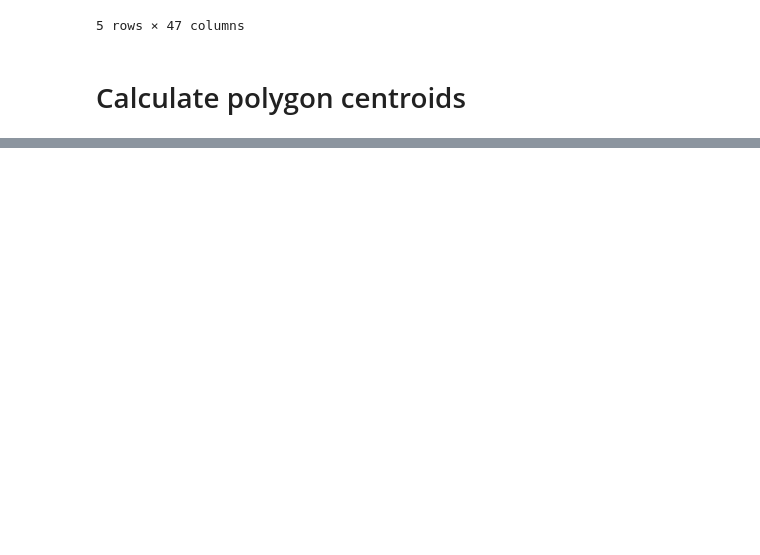
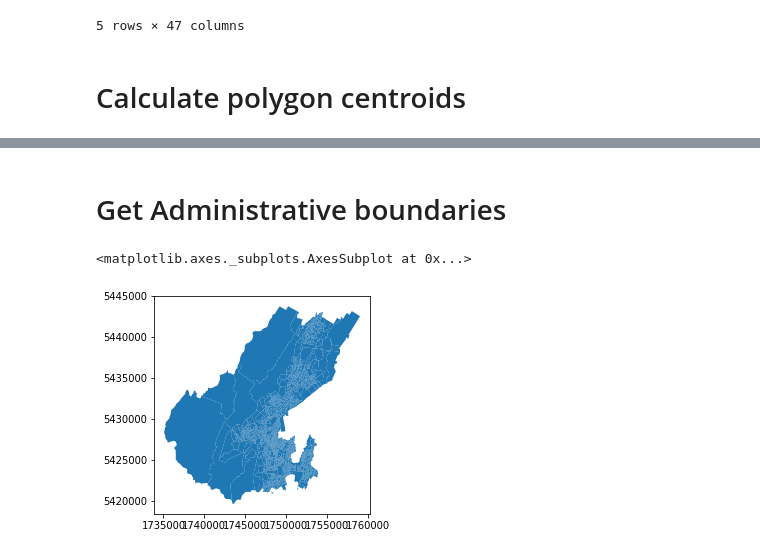
Before and after one commit to shriv/nikola-test-blog, a Jupyter notebook: posts/a-test-notebook/index.ipynb, the cells around one changed output, grey strips where cells are left out. Saved outputs shown, nothing was run; the diff lists cells and outputs as text; code cells hidden in the pictures; blank space fills up the shorter version.

```diff
--- a/posts/a-test-notebook/index.ipynb
+++ b/posts/a-test-notebook/index.ipynb
@@ -107,0 +120,13 @@ osmdf_centroids = osmdf_clean.groupby('way_id').agg({'lat': 'mean', 'lon': 'mean
+# %% [markdown]
+# Get Administrative boundaries
+# %%
+# Load ESRI GDB boundary files at two levels: area units; meshblock
+nz_mesh = geopandas.read_file('../wellington-commutes/data/meshblock-2013/meshblock-2013.gdb/')
+nz_area_unit = geopandas.read_file('../wellington-commutes/data/area-unit-2013/area-unit-2013.gdb/')
+
+# Filter meshblocks by Wellington City TA
+wlg_mesh = nz_mesh.query('TLAName == "Wellington City"')
+wlg_mesh.plot()
+# %% [output]
+<matplotlib.axes._subplots.AxesSubplot at 0x...>
+[figure, added]
```
Also changed, not shown: parts of 43 cells of this notebook, 4 other files.
